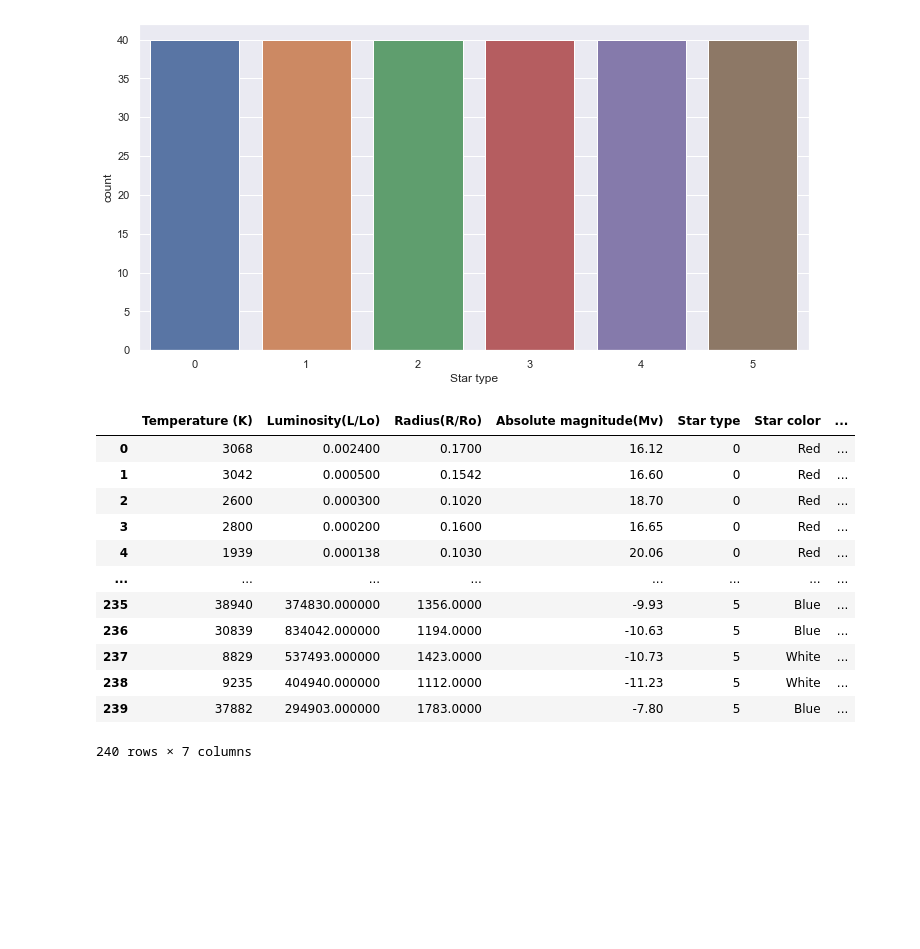
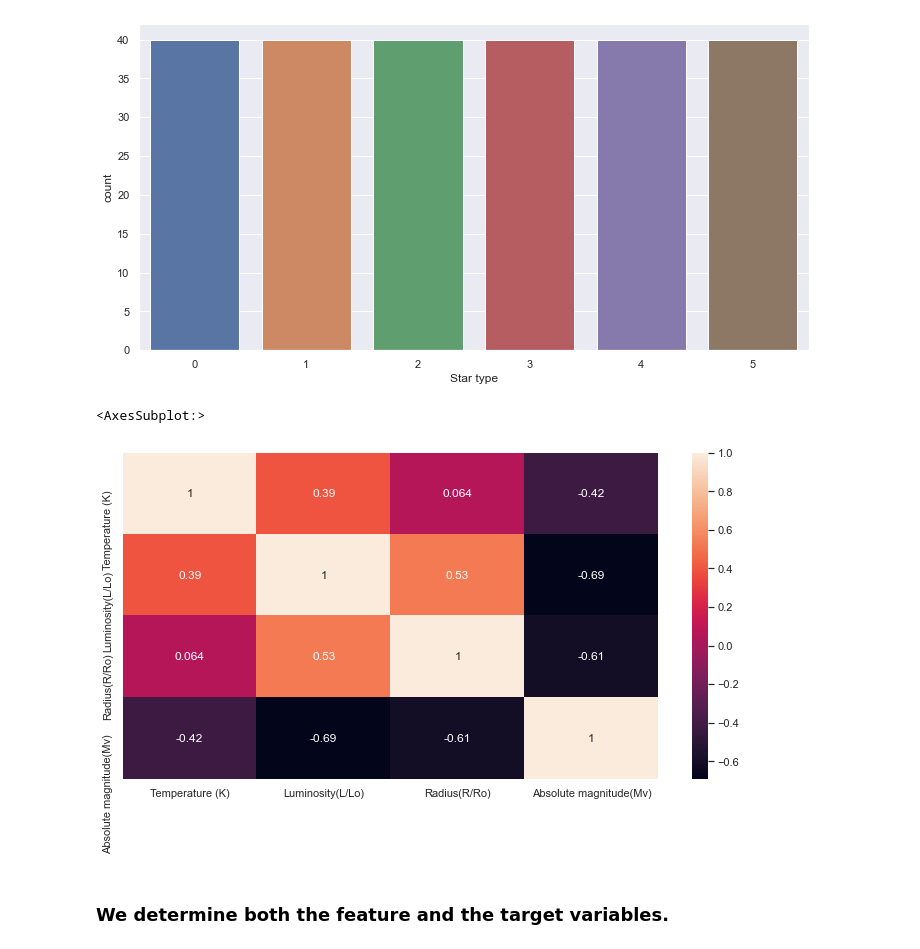
Before and after one commit to BanSolo/Star_types_classification, a Jupyter notebook: notebook/Star type classification notebook.ipynb, the cells around one changed output. Cells and saved outputs as stored; diff of their text form; code cells hidden in the pictures; blank space fills up the shorter version.

```diff
--- a/notebook/Star type classification notebook.ipynb
+++ b/notebook/Star type classification notebook.ipynb
@@ -112,23 +117,10 @@ sns.countplot(x=df['Star type'], data=df_filtered)
 # %% [output]
 <AxesSubplot:xlabel='Star type', ylabel='count'>
 [figure]
-# %%
-from sklearn.preprocessing import StandardScaler
-sc = StandardScaler()
-df[num_cols] = sc.fit_transform(df[num_cols])
 # %%
-df
+sns.heatmap(df.loc[:, df.columns != 'Star type'].corr(), annot=True)
 # %% [output]
-|  | Temperature (K) | Luminosity(L/Lo) | Radius(R/Ro) | Absolute magnitude(Mv) | Star type | Star color | ... |
-| 0 | 3068 | 0.002400 | 0.1700 | 16.12 | 0 | Red | ... |
-| 1 | 3042 | 0.000500 | 0.1542 | 16.60 | 0 | Red | ... |
-| 2 | 2600 | 0.000300 | 0.1020 | 18.70 | 0 | Red | ... |
-| 3 | 2800 | 0.000200 | 0.1600 | 16.65 | 0 | Red | ... |
-| 4 | 1939 | 0.000138 | 0.1030 | 20.06 | 0 | Red | ... |
-| ... | ... | ... | ... | ... | ... | ... | ... |
-| 235 | 38940 | 374830.000000 | 1356.0000 | -9.93 | 5 | Blue | ... |
-| 236 | 30839 | 834042.000000 | 1194.0000 | -10.63 | 5 | Blue | ... |
-| 237 | 8829 | 537493.000000 | 1423.0000 | -10.73 | 5 | White | ... |
-| 238 | 9235 | 404940.000000 | 1112.0000 | -11.23 | 5 | White | ... |
-| 239 | 37882 | 294903.000000 | 1783.0000 | -7.80 | 5 | Blue | ... |
-240 rows × 7 columns
+<AxesSubplot:>
+[figure, added]
+# %% [markdown]
+### We determine both the feature and the target variables.
```
Also changed, not shown: parts of 11 cells of this notebook.
